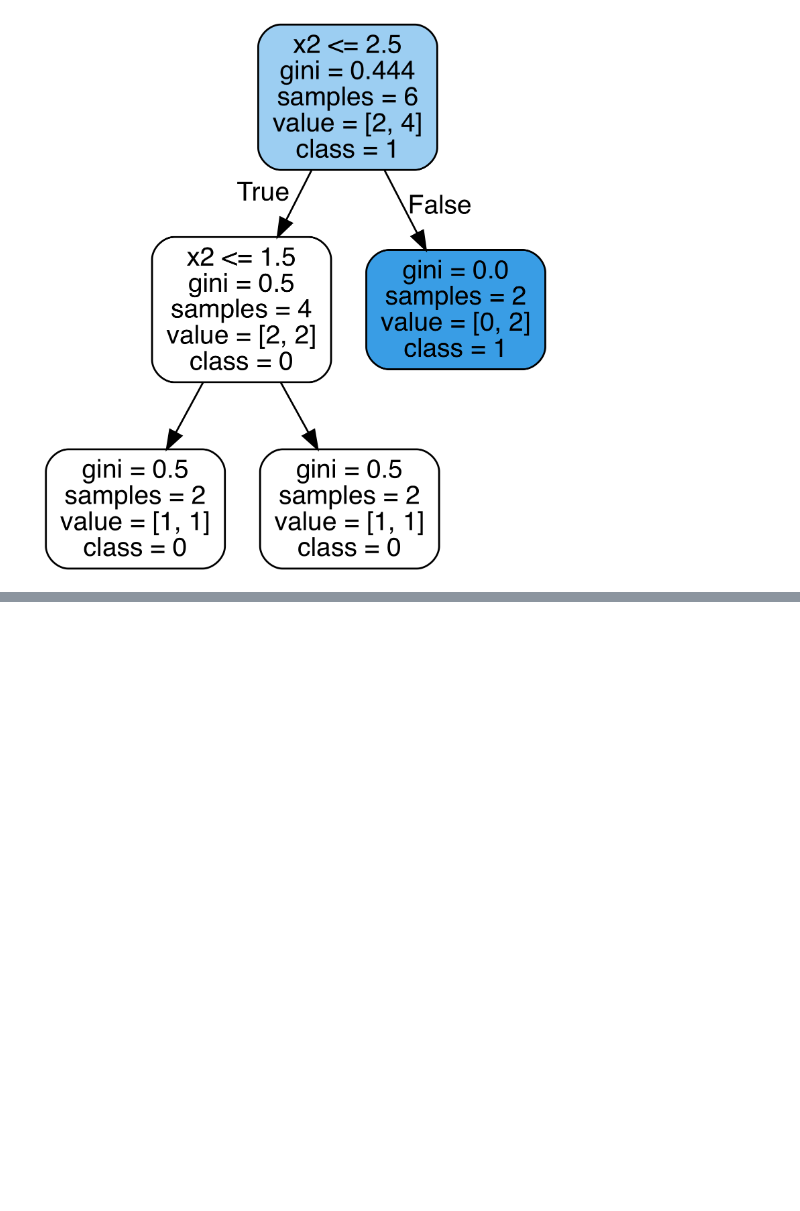
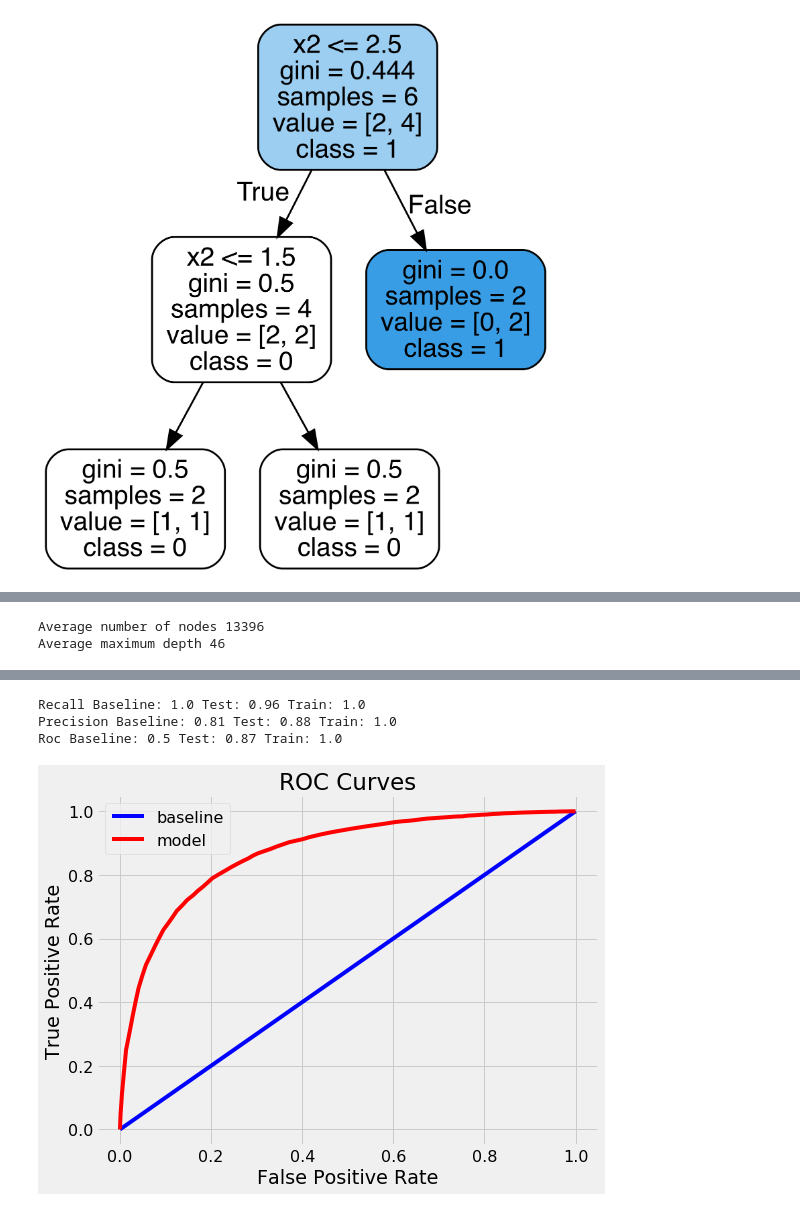
Before and after one commit to ksynnott/Machine-Learning-with-Python---Medium-Posts, a Jupyter notebook: RandomForestPython.ipynb, the cells around one changed output, grey strips where cells are left out. Saved outputs shown, nothing was run; the diff lists cells and outputs as text; code cells hidden in the pictures; blank space fills up the shorter version.

```diff
--- a/RandomForestPython.ipynb
+++ b/RandomForestPython.ipynb
@@ -100,0 +314,11 @@ Model Accuracy: 0.6666666666666666
+# %%
+from sklearn.ensemble import RandomForestClassifier
+
+# Create the model with 100 trees
+model = RandomForestClassifier(n_estimators=100,
+                               random_state=RSEED,
+                               max_features = 'sqrt',
+                               n_jobs=-1, verbose = 1)
+
+# Fit on training data
+model.fit(train, train_labels)
@@ -100,0 +337,22 @@ Model Accuracy: 0.6666666666666666
+# %%
+n_nodes = []
+max_depths = []
+
+for ind_tree in model.estimators_:
+    n_nodes.append(ind_tree.tree_.node_count)
+    max_depths.append(ind_tree.tree_.max_depth)
+
+print(f'Average number of nodes {int(np.mean(n_nodes))}')
+print(f'Average maximum depth {int(np.mean(max_depths))}')
+# %% [output]
+Average number of nodes 13396
+Average maximum depth 46
+# %%
+train_rf_predictions = model.predict(train)
+train_rf_probs = model.predict_proba(train)[:, 1]
+
+rf_predictions = model.predict(test)
+rf_probs = model.predict_proba(test)[:, 1]
+
+evaluate_model(rf_predictions, rf_probs, train_rf_predictions, train_rf_probs)
+# %% [output]
@@ -100,0 +371,4 @@ Model Accuracy: 0.6666666666666666
+Recall Baseline: 1.0 Test: 0.96 Train: 1.0
+Precision Baseline: 0.81 Test: 0.88 Train: 1.0
+Roc Baseline: 0.5 Test: 0.87 Train: 1.0
+[figure, added]
```
Also changed, not shown: parts of 26 cells of this notebook.
